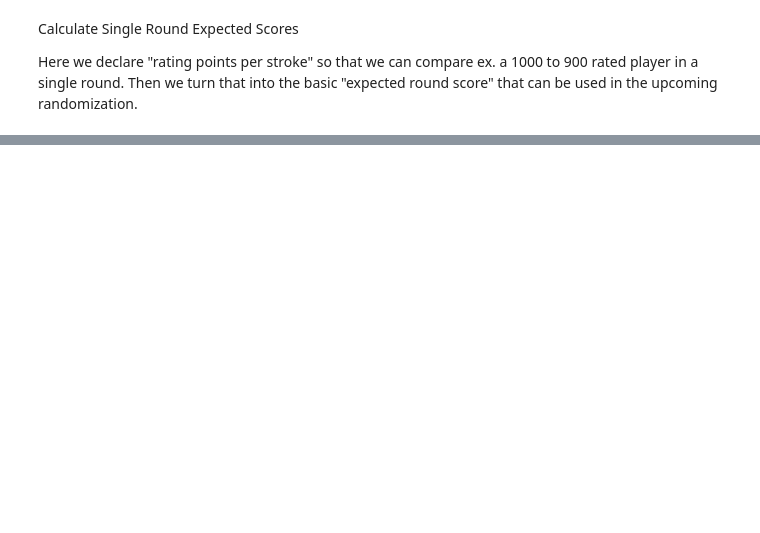
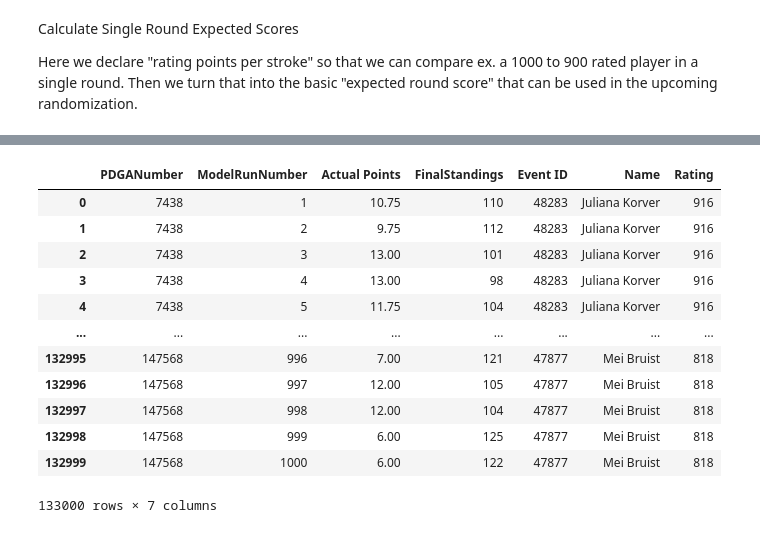
Before and after one commit to dgoodenough/discgolf, a Jupyter notebook: DGPTModel.ipynb, the cells around one changed output, grey strips where cells are left out. Cells and saved outputs as stored; diff of their text form; code cells hidden in the pictures; blank space fills up the shorter version.

```diff
--- a/DGPTModel.ipynb
+++ b/DGPTModel.ipynb
@@ -160,0 +241,17 @@ eventplayerratings
+# %%
+ModelRunScore = pd.merge(ModelRunScore,EventPlayersUnique,on=['PDGANumber'],how = 'left')
+ModelRunScore
+# %% [output]
+|  | PDGANumber | ModelRunNumber | Actual Points | FinalStandings | Event ID | Name | Rating |
+| 0 | 7438 | 1 | 10.75 | 110 | 48283 | Juliana Korver | 916 |
+| 1 | 7438 | 2 | 9.75 | 112 | 48283 | Juliana Korver | 916 |
+| 2 | 7438 | 3 | 13.00 | 101 | 48283 | Juliana Korver | 916 |
+| 3 | 7438 | 4 | 13.00 | 98 | 48283 | Juliana Korver | 916 |
+| 4 | 7438 | 5 | 11.75 | 104 | 48283 | Juliana Korver | 916 |
+| ... | ... | ... | ... | ... | ... | ... | ... |
+| 132995 | 147568 | 996 | 7.00 | 121 | 47877 | Mei Bruist | 818 |
+| 132996 | 147568 | 997 | 12.00 | 105 | 47877 | Mei Bruist | 818 |
+| 132997 | 147568 | 998 | 12.00 | 104 | 47877 | Mei Bruist | 818 |
+| 132998 | 147568 | 999 | 6.00 | 125 | 47877 | Mei Bruist | 818 |
+| 132999 | 147568 | 1000 | 6.00 | 122 | 47877 | Mei Bruist | 818 |
+133000 rows × 7 columns
```
Also changed, not shown: parts of 24 cells of this notebook, 6 other files.
